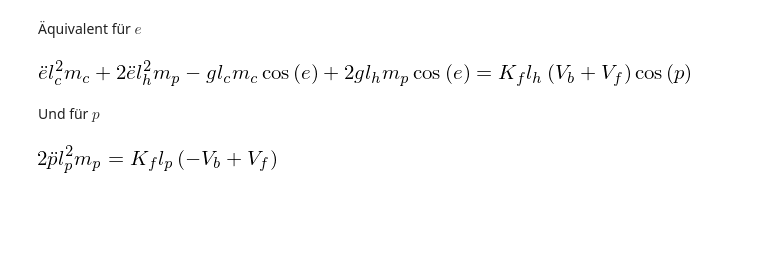
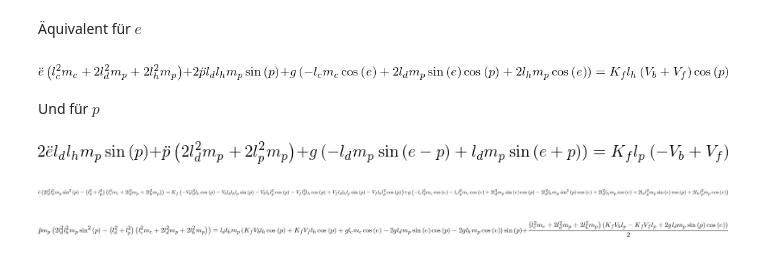
Before and after one commit to Rojetto/helicopter_thesis_code, a Jupyter notebook: scripts/model_derivation.ipynb, the cells around one changed output. Saved outputs shown, nothing was run; the diff lists cells and outputs as text; code cells hidden in the pictures; blank space fills up the shorter version.

Commit message:
Expand model derivation with additional distance l_d

```diff
--- a/scripts/model_derivation.ipynb
+++ b/scripts/model_derivation.ipynb
@@ -76,28 +77,32 @@ g = symbols("g")
 Aufstellen der Transformationsmatrizen
 # %%
 IT = Matrix([[cos(lt), -sin(lt), 0, 0],
-            [sin(lt), cos(lt), 0, 0],
-            [0, 0, 1, 0],
-            [0, 0, 0, 1]])
+             [sin(lt), cos(lt), 0, 0],
+             [0, 0, 1, 0],
+             [0, 0, 0, 1]])
 TC = Matrix([[cos(et), 0, -sin(et), -lc*cos(et)],
-            [0, 1, 0, 0],
-            [sin(et), 0, cos(et), -lc*sin(et)],
-            [0, 0, 0, 1]])
-TR = Matrix([[cos(et), 0, -sin(et), lh*cos(et)],
-            [0, 1, 0, 0],
-            [sin(et), 0, cos(et), lh*sin(et)],
-            [0, 0, 0, 1]])
+             [0, 1, 0, 0],
+             [sin(et), 0, cos(et), -lc*sin(et)],
+             [0, 0, 0, 1]])
+TD = Matrix([[cos(et), 0, -sin(et), lh*cos(et)],
+             [0, 1, 0, 0],
+             [sin(et), 0, cos(et), lh*sin(et)],
+             [0, 0, 0, 1]])
+DR = Matrix([[1, 0, 0, 0],
+             [0, cos(pt), sin(pt), -ld*sin(pt)],
+             [0, -sin(pt), cos(pt), -ld*cos(pt)],
+             [0, 0, 0, 1]])
 RF = Matrix([[1, 0, 0, 0],
-            [0, cos(pt), sin(pt), -lp*cos(pt)],
-            [0, -sin(pt), cos(pt), lp*sin(pt)],
-            [0, 0, 0, 1]])
+             [0, 1, 0, -lp],
+             [0, 0, 1, 0],
+             [0, 0, 0, 1]])
 RB = Matrix([[1, 0, 0, 0],
-            [0, cos(pt), sin(pt), lp*cos(pt)],
-            [0, -sin(pt), cos(pt), -lp*sin(pt)],
-            [0, 0, 0, 1]])
+             [0, 1, 0, lp],
+             [0, 0, 1, 0],
+             [0, 0, 0, 1]])
 IC = IT*TC
-IF = IT*TR*RF
-IB = IT*TR*RB
+IF = IT*TD*DR*RF
+IB = IT*TD*DR*RB
 # %%
 # Transformationsmatrizen für Gravitation
 ICg = Matrix([[1, 0, 0, IC[0, 3]],
@@ -157,7 +162,7 @@ Ff_direction_local = Matrix([0, 0, 1, 0])
 Ff = Kf*Vf*(IF * Ff_direction_local).row([0,1,2])
 
 Fb_direction_local = Matrix([0, 0, 1, 0])
-Fb = Kf*Vb*(IF * Fb_direction_local).row([0,1,2])
+Fb = Kf*Vb*(IB * Fb_direction_local).row([0,1,2])
 # %% [markdown]
 Rotorkräfte in redundanten Koordinaten
 # %%
@@ -238,14 +243,14 @@ Eq_l_simplified
 # %% [markdown]
 Äquivalent für $e$
 # %%
-Eq_e_simplified = Eq(Eq_e.lhs.subs([(ldds, 0), (lds, 0), (pds, 0), (eds, 0)]).simplify().subs(sin(ps)**2, 0), Eq_e.rhs)
+Eq_e_simplified = Eq(Eq_e.lhs.subs([(ldds, 0), (lds, 0), (pds, 0), (eds, 0)]).simplify().subs(sin(ps)**2, 0).collect((edds, g)), Eq_e.rhs)
 Eq_e_simplified
 # %% [output]
-[figure, old version]
+[figure, new version]
 # %% [markdown]
 Und für $p$
 # %%
-Eq_p_simplified = Eq(Eq_p.lhs.subs([(ldds, 0), (lds, 0), (eds, 0)]), Eq_p.rhs)
+Eq_p_simplified = Eq(Eq_p.lhs.subs([(ldds, 0), (lds, 0), (eds, 0)]).expand().collect((pdds, g)), Eq_p.rhs)
 Eq_p_simplified
 # %% [output]
-[figure, old version]
+[figure, new version]
@@ -251,0 +259,12 @@ Eq_p_simplified
+# %%
+denom = 1 / sol[edds].args[1]
+Eq_e_separated = Eq(edds * denom, (sol[edds] * denom).expand().collect((Kf, g)))
+Eq_e_separated
+# %% [output]
+[figure, added]
+# %%
+denom = 1 / sol[pdds].args[1]
+Eq_p_separated = Eq(pdds * denom * mp, sol[pdds] * denom * mp)
+Eq_p_separated
+# %% [output]
+[figure, added]
```
Also changed, not shown: parts of 10 cells of this notebook.
